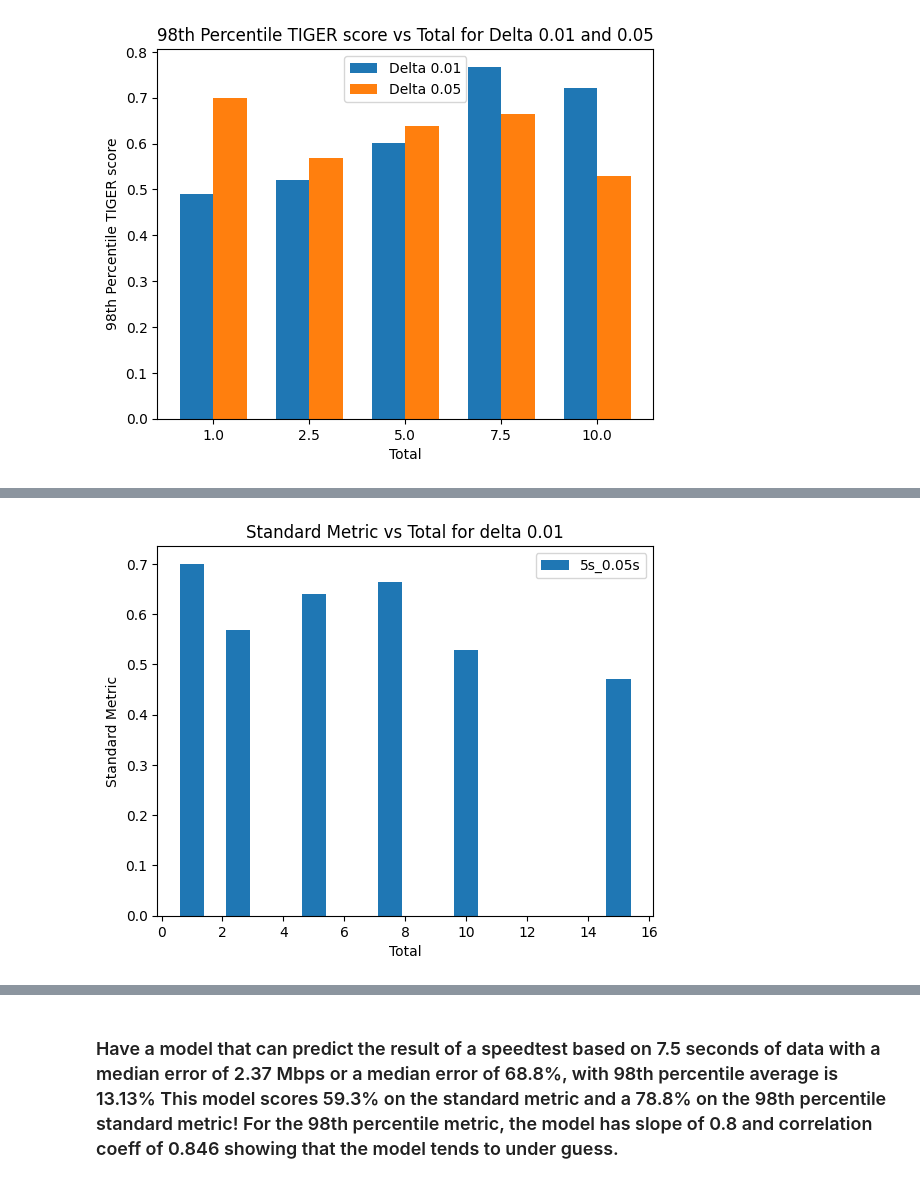
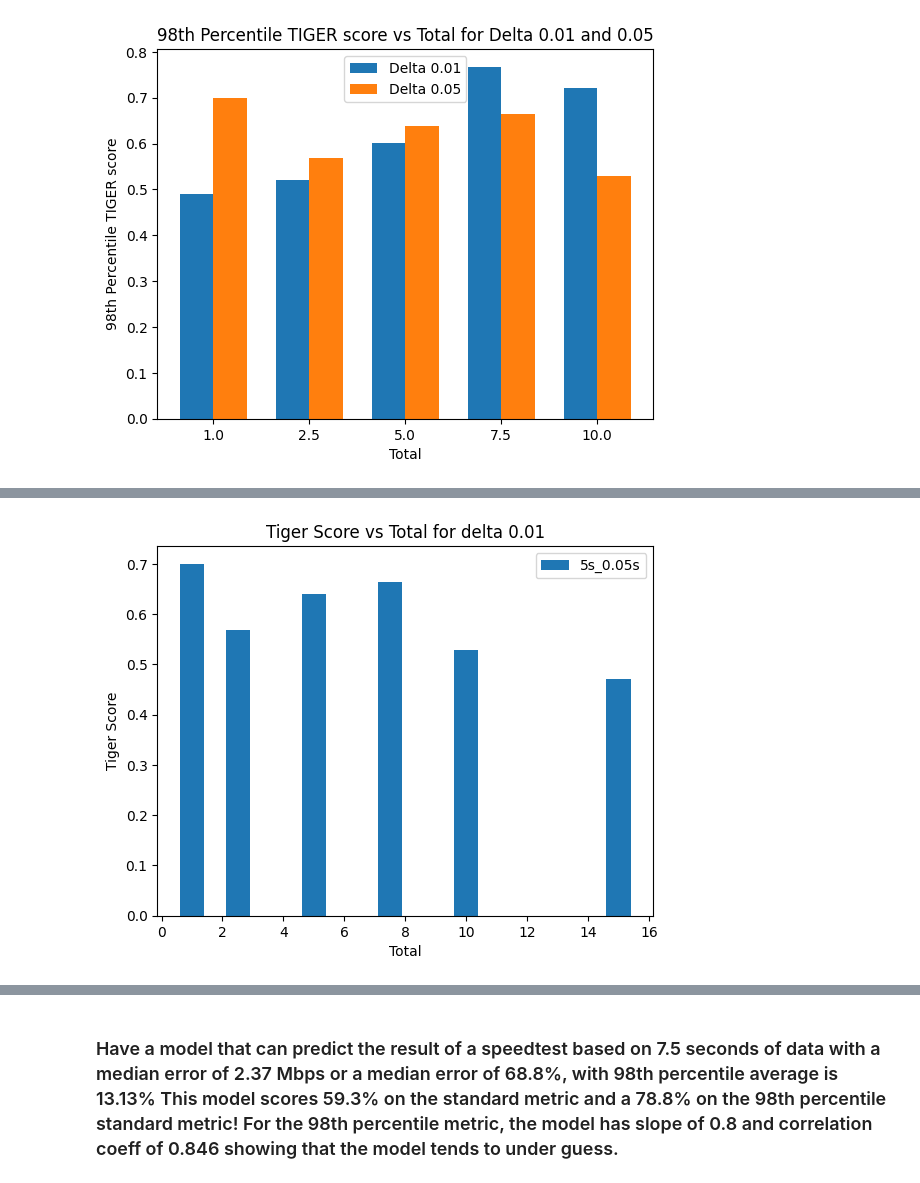
Before and after one commit to lukeyoffe/cs293n, a Jupyter notebook: result_plotting/experiments.ipynb, the cells around one changed output, grey strips where cells are left out. Saved outputs shown, nothing was run; the diff lists cells and outputs as text; code cells hidden in the pictures.

```diff
--- a/result_plotting/experiments.ipynb
+++ b/result_plotting/experiments.ipynb
@@ -71,5 +71,5 @@ def regression_through_origin_with_correlation(x, y):
 def normalized_slope(slope):
     return math.exp(-abs(math.log10(slope)))
 
-def standard_metric(correlation_coef, slope):
+def tiger_score(correlation_coef, slope):
     return normalized_slope(slope) * correlation_coef
@@ -432,29 +594,29 @@ plt.show()
 # %%
 plt.figure()
 
 # Filter the DataFrame by delta 0.01
 subset = results_df[results_df['delta'] == 0.05]
 
 # Extract the total and standard metric values
 totals = subset['total']
-standard_metrics = subset['standard_metric_98th']
+standard_metrics = subset['tiger_score_98th']
 model_names = subset['model_name']
 
 # Create the bar graph
 plt.bar(totals, standard_metrics)
 
 # Set the x-axis and y-axis labels and title
 plt.xlabel('Total')
-plt.ylabel('Standard Metric')
-plt.title('Standard Metric vs Total for delta 0.01')
+plt.ylabel('Tiger Score')
+plt.title('Tiger Score vs Total for delta 0.01')
 
 # Add a legend
 plt.legend(model_names, loc='best')
 
 # Show the plot
 plt.show()
 # %% [output]
-[figure, old version]
+[figure, new version]
 # %%
 # get the row for 7.5s_0.01s
 results_df[(results_df['total'] == 7.5) & (results_df['delta'] == 0.01)]
```
Also changed, not shown: parts of 15 cells of this notebook, 10 other files.
